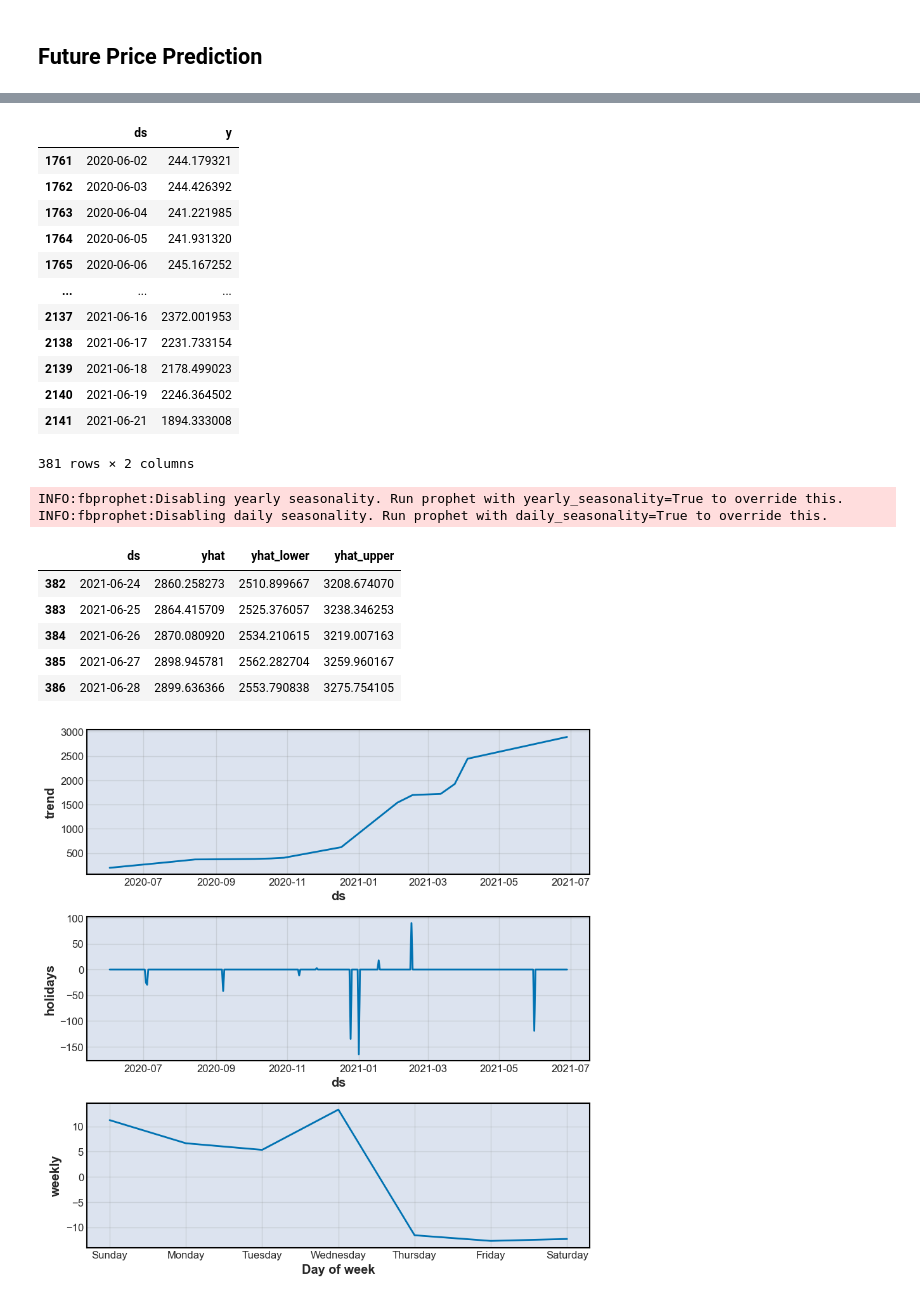
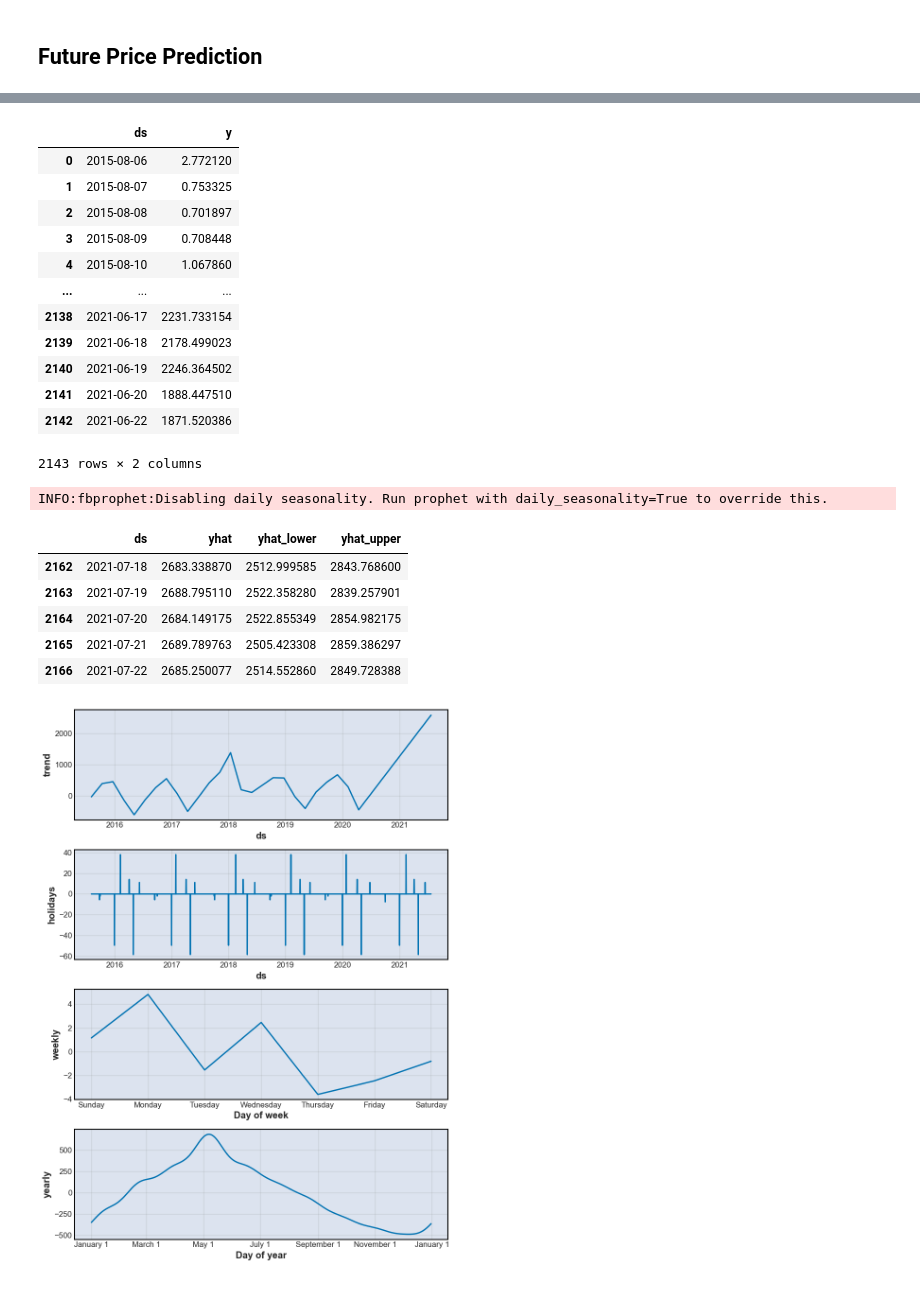
Before and after one commit to ArtTucker/crypto_prices_ML, a Jupyter notebook: preprocessing/by_coin/ethereum_notebook_from_Yahoo.ipynb, the cells around one changed output, grey strips where cells are left out. Saved outputs shown, nothing was run; the diff lists cells and outputs as text; code cells hidden in the pictures.

Commit message:
explore holiday effects for CN

```diff
--- a/preprocessing/by_coin/ethereum_notebook_from_Yahoo.ipynb
+++ b/preprocessing/by_coin/ethereum_notebook_from_Yahoo.ipynb
@@ -130,45 +130,43 @@ base_df
 # %%
 price_predict_df = base_df['Close'].copy(deep=False).reset_index()
 price_predict_df.columns = ["ds", "y"]
-price_predict_df = price_predict_df[price_predict_df['ds']>'2020-6-1']
+#price_predict_df = price_predict_df[price_predict_df['ds']>'2020-6-1']
 price_predict_df
 # %% [output]
 |  | ds | y |
-| 1761 | 2020-06-02 | 244.179321 |
-| 1762 | 2020-06-03 | 244.426392 |
-| 1763 | 2020-06-04 | 241.221985 |
-| 1764 | 2020-06-05 | 241.931320 |
-| 1765 | 2020-06-06 | 245.167252 |
+| 0 | 2015-08-06 | 2.772120 |
+| 1 | 2015-08-07 | 0.753325 |
+| 2 | 2015-08-08 | 0.701897 |
+| 3 | 2015-08-09 | 0.708448 |
+| 4 | 2015-08-10 | 1.067860 |
 | ... | ... | ... |
-| 2137 | 2021-06-16 | 2372.001953 |
 | 2138 | 2021-06-17 | 2231.733154 |
 | 2139 | 2021-06-18 | 2178.499023 |
 | 2140 | 2021-06-19 | 2246.364502 |
-| 2141 | 2021-06-21 | 1894.333008 |
+| 2141 | 2021-06-20 | 1888.447510 |
+| 2142 | 2021-06-22 | 1871.520386 |
-381 rows × 2 columns
+2143 rows × 2 columns
 # %%
 m = Prophet(changepoint_prior_scale=.7)
-m.add_country_holidays(country_name='US')
+#m.add_country_holidays(country_name='US')
+m.add_country_holidays(country_name='CN')
 m.fit(price_predict_df);
 m.train_holiday_names
 
-future = m.make_future_dataframe(periods=7)
+future = m.make_future_dataframe(periods=30)
 
 forecast = m.predict(future)
 fig = m.plot_components(forecast)
-
-forecast = m.predict(future)
 forecast[['ds', 'yhat', 'yhat_lower', 'yhat_upper']].tail()
 # %% [output]
-INFO:fbprophet:Disabling yearly seasonality. Run prophet with yearly_seasonality=True to override this.
 INFO:fbprophet:Disabling daily seasonality. Run prophet with daily_seasonality=True to override this.
 |  | ds | yhat | yhat_lower | yhat_upper |
-| 382 | 2021-06-24 | 2860.258273 | 2510.899667 | 3208.674070 |
-| 383 | 2021-06-25 | 2864.415709 | 2525.376057 | 3238.346253 |
-| 384 | 2021-06-26 | 2870.080920 | 2534.210615 | 3219.007163 |
-| 385 | 2021-06-27 | 2898.945781 | 2562.282704 | 3259.960167 |
-| 386 | 2021-06-28 | 2899.636366 | 2553.790838 | 3275.754105 |
+| 2162 | 2021-07-18 | 2683.338870 | 2512.999585 | 2843.768600 |
+| 2163 | 2021-07-19 | 2688.795110 | 2522.358280 | 2839.257901 |
+| 2164 | 2021-07-20 | 2684.149175 | 2522.855349 | 2854.982175 |
+| 2165 | 2021-07-21 | 2689.789763 | 2505.423308 | 2859.386297 |
+| 2166 | 2021-07-22 | 2685.250077 | 2514.552860 | 2849.728388 |
-[figure, old version]
+[figure, new version]
 # %%
 m.plot(forecast)
 # %% [output]
```
Also changed, not shown: parts of 7 cells of this notebook, 1 other file.
